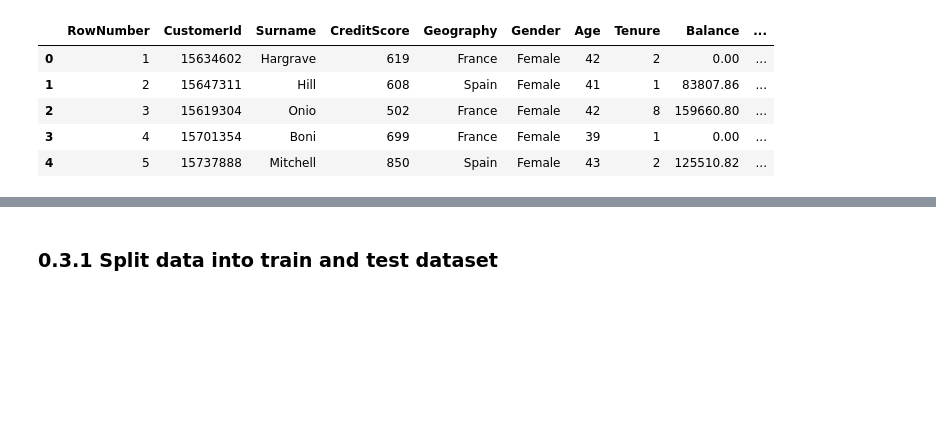
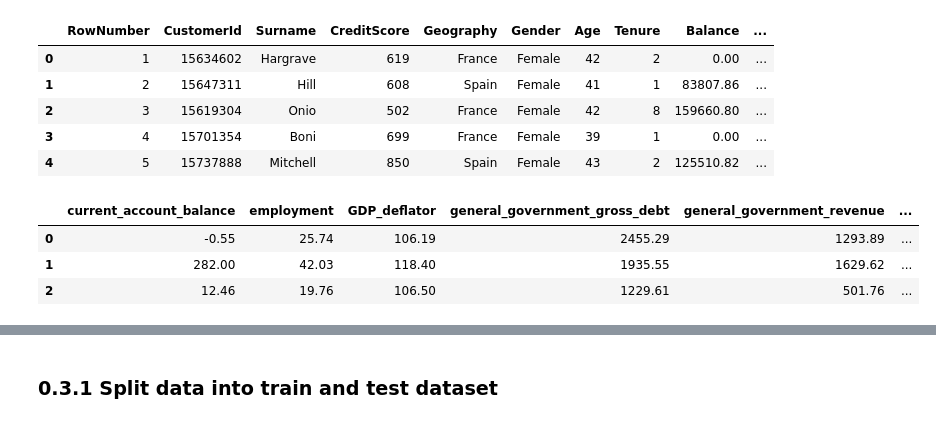
Before and after one commit to FabioCaffarello/Churn-Prediction-TopBank, a Jupyter notebook: 02-Notebooks/02-Scond_Cycle_CRISP/workflow_complete.ipynb, the cells around one changed output, grey strips where cells are left out. Drawn from its saved outputs; the diff is of its cells as text; code cells hidden in the pictures; blank space fills up the shorter version.

Commit message:
add financial data

```diff
--- a/02-Notebooks/02-Scond_Cycle_CRISP/workflow_complete.ipynb
+++ b/02-Notebooks/02-Scond_Cycle_CRISP/workflow_complete.ipynb
@@ -85,3 +110,45 @@ df_raw.head()
 | 2 | 3 | 15619304 | Onio | 502 | France | Female | 42 | 8 | 159660.80 | ... |
 | 3 | 4 | 15701354 | Boni | 699 | France | Female | 39 | 1 | 0.00 | ... |
 | 4 | 5 | 15737888 | Mitchell | 850 | Spain | Female | 43 | 2 | 125510.82 | ... |
+# %%
+country_indicators = {
+                        'BCA': 'current_account_balance',
+                        'LE':'employment',
+                        'NGDP_D': 'GDP_deflator',
+                        'GGXWDG': 'general_government_gross_debt',
+                        'GGR': 'general_government_revenue',
+                        'GGSB': 'general_government_structural_balance',
+                        'PCPI': 'inflation_index_average_consumer_prices',
+                        'PPPPC': 'per_capita_GDP_PPP_valuation'
+                    }
+
+countries = {
+           'FRA': 'France',
+           'DEU':'Germany',
+           'ESP': 'Spain'
+        }
+#https://www.quandl.com/data/ODA-IMF-Cross-Country-Macroeconomic-Statistics/documentation
+#https://s3.amazonaws.com/quandl-production-static/API+Descriptions/WHO/ccodes.txt
+data_dict ={
+                'current_account_balance': [],
+                'employment': [],
+                'GDP_deflator': [],
+                'general_government_gross_debt': [],
+                'general_government_revenue': [],
+                'general_government_structural_balance': [],
+                'inflation_index_average_consumer_prices': [],
+                'per_capita_GDP_PPP_valuation': [],
+                'Geography':[]
+            }
+for country in countries.keys():
+    for ind in country_indicators.keys():
+        data = quandl.get("ODA/{}_{}".format(country, ind), start_date='2020-12-31', end_date='2020-12-31')
+        data_dict[country_indicators[ind]].append(data.iloc[0,0])
+    data_dict['Geography'].append(countries[country])
+df_country_indicators = pd.DataFrame(data_dict)
+df_country_indicators.head()
+# %% [output]
+|  | current_account_balance | employment | GDP_deflator | general_government_gross_debt | general_government_revenue | ... |
+| 0 | -0.55 | 25.74 | 106.19 | 2455.29 | 1293.89 | ... |
+| 1 | 282.00 | 42.03 | 118.40 | 1935.55 | 1629.62 | ... |
+| 2 | 12.46 | 19.76 | 106.50 | 1229.61 | 501.76 | ... |
```
Also changed, not shown: parts of 22 cells of this notebook, 2 other files.
